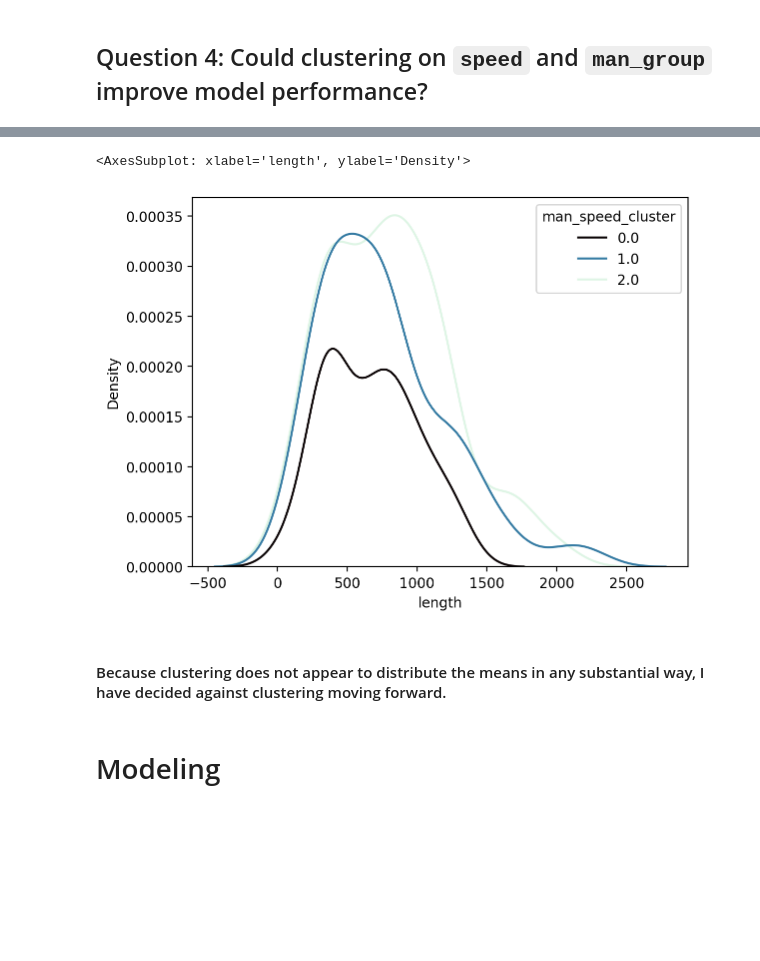
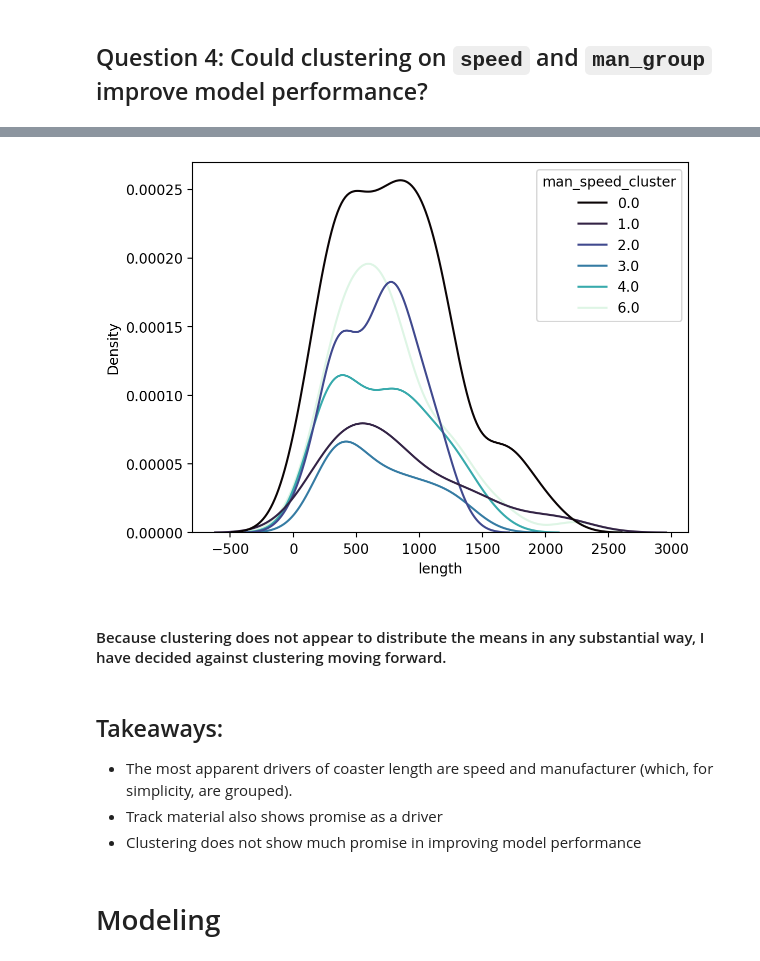
Before and after one commit to Is0metry/individual-project, a Jupyter notebook: final_report.ipynb, the cells around one changed output, grey strips where cells are left out. Cells and saved outputs as stored; diff of their text form; code cells hidden in the pictures; blank space fills up the shorter version.

```diff
--- a/final_report.ipynb
+++ b/final_report.ipynb
@@ -162,13 +186,15 @@ e.generate_elbow(train[['speed','num_inversions']])
-# %%
-reload(m)
-from sklearn.cluster import KMeans
-train['man_speed_cluster'] = m.cluster(train[['speed','num_inversions']],KMeans(3))
-sns.kdeplot(data=train,x='length',hue='man_speed_cluster',palette='mako')
-# %% [output]
-<AxesSubplot: xlabel='length', ylabel='Density'>
-[figure, removed]
+# %%
+reload(e)
+e.man_speed_kde(train)
+# %% [output]
+[figure, added]
 # %% [markdown]
 #### Because clustering does not appear to distribute the means in any substantial way, I have decided against clustering moving forward.
+# %% [markdown]
+## Takeaways:
+- The most apparent drivers of coaster length are speed and manufacturer (which, for simplicity, are grouped).
+- Track material also shows promise as a driver
+- Clustering does not show much promise in improving model performance
 # %% [markdown]
 # Modeling
 # %% [markdown]
```
Also changed, not shown: parts of 17 cells of this notebook, 3 other files.
